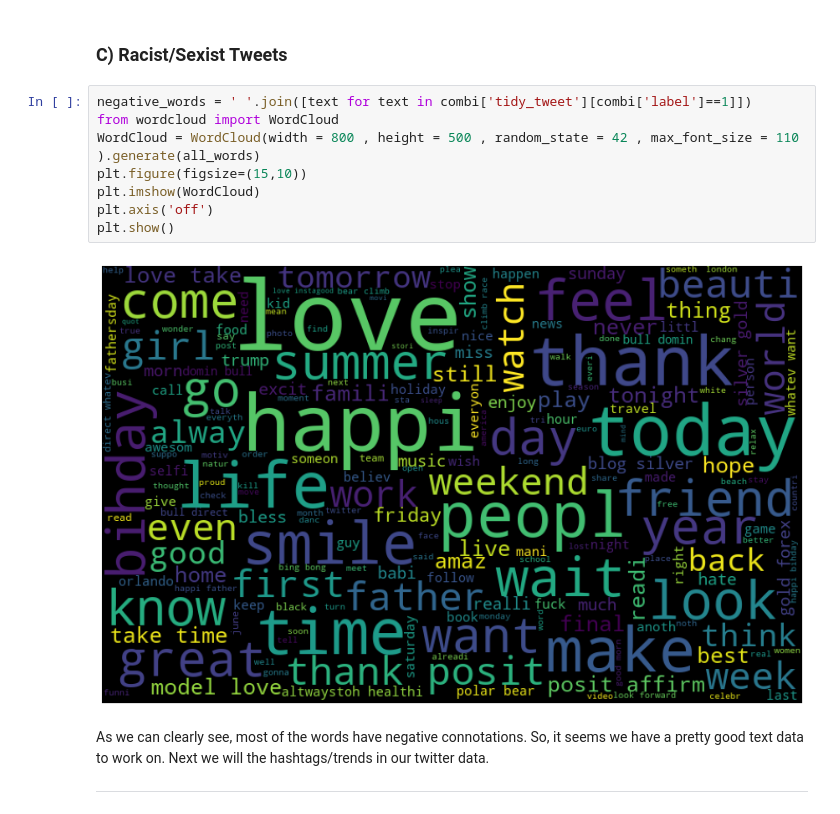
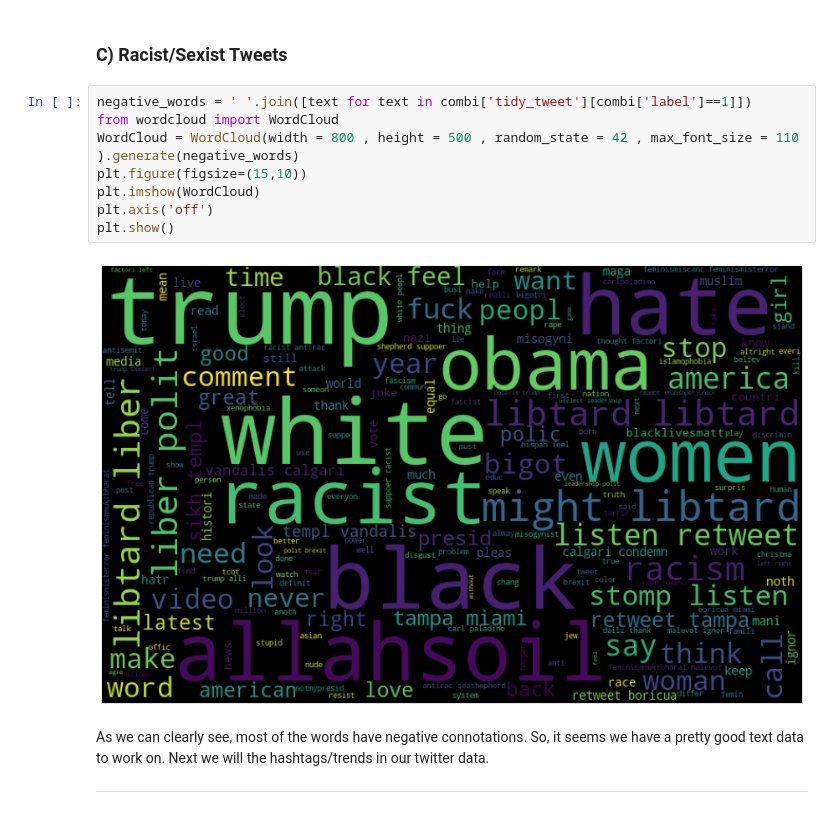
Before and after one commit to sandeepbansode/Machine_Learning_Data_Science, a Jupyter notebook: Twitter_Sentiment_Analysis.ipynb, the cells around one changed output. Cells and saved outputs as stored; diff of their text form.

```diff
--- a/Twitter_Sentiment_Analysis.ipynb
+++ b/Twitter_Sentiment_Analysis.ipynb
@@ -415,13 +430,13 @@ Most of the frequent words are compatible with the sentiment, i.e, non-racist/se
 # %%
 negative_words = ' '.join([text for text in combi['tidy_tweet'][combi['label']==1]])
 from wordcloud import WordCloud
-WordCloud = WordCloud(width = 800 , height = 500 , random_state = 42 , max_font_size = 110 ).generate(all_words)
+WordCloud = WordCloud(width = 800 , height = 500 , random_state = 42 , max_font_size = 110 ).generate(negative_words)
 plt.figure(figsize=(15,10))
 plt.imshow(WordCloud)
 plt.axis('off')
 plt.show()
 # %% [output]
-[figure, old version]
+[figure, new version]
 # %% [markdown]
 
 As we can clearly see, most of the words have negative connotations. So, it seems we have a pretty good text data to work on. Next we will the hashtags/trends in our twitter data.
```
Also changed, not shown: parts of 43 cells of this notebook.
